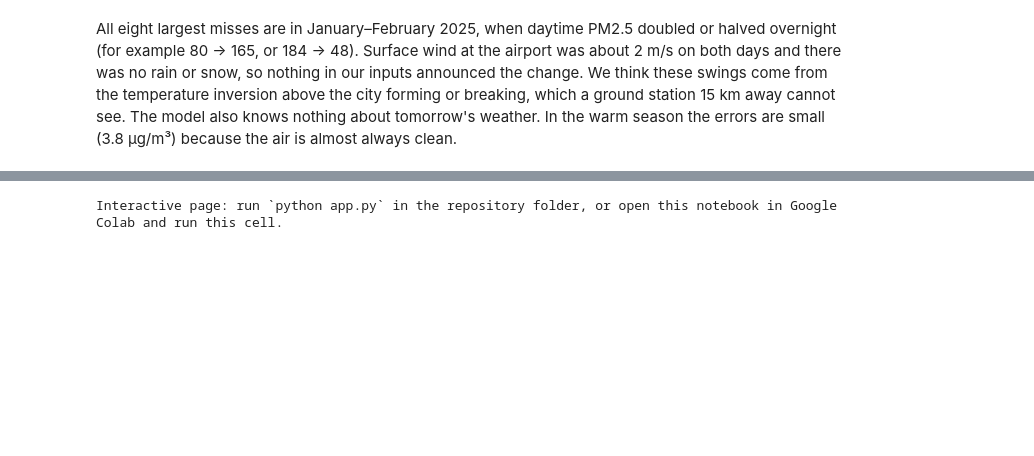
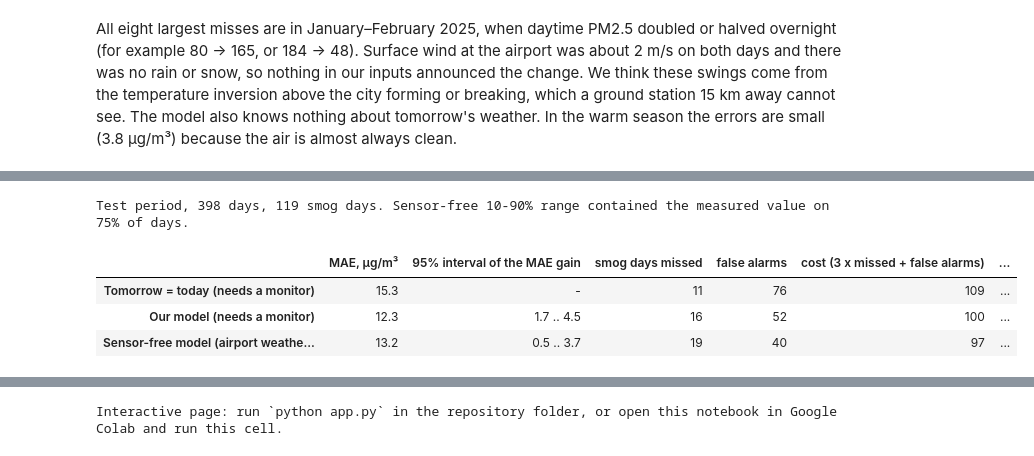
Before and after one commit to yk59m2cmhw-hash/c, a Jupyter notebook: notebooks/SmogTomorrow.ipynb, the cells around one changed output, grey strips where cells are left out. Saved outputs shown, nothing was run; the diff lists cells and outputs as text; code cells hidden in the pictures; blank space fills up the shorter version.

```diff
--- a/notebooks/SmogTomorrow.ipynb
+++ b/notebooks/SmogTomorrow.ipynb
@@ -243,0 +255,21 @@ All eight largest misses are in January–February 2025, when daytime PM2.5 doub
+# %%
+f = t["methods"]["sensor_free"]; p = t["methods"]["persistence"]
+compare = pd.DataFrame({
+    "Tomorrow = today (needs a monitor)": {"MAE, µg/m³": round(p["mae"], 1), "95% interval of the MAE gain": "-",
+        "smog days missed": p["alerts_tuned"]["missed"], "false alarms": p["alerts_tuned"]["false_alarms"],
+        "cost (3 x missed + false alarms)": 3 * p["alerts_tuned"]["missed"] + p["alerts_tuned"]["false_alarms"], f"right side on the {c['total']} change days": 0},
+    "Our model (needs a monitor)": {"MAE, µg/m³": round(m["mae"], 1), "95% interval of the MAE gain": f"{m['mae_gain_ci95'][0]:.1f} .. {m['mae_gain_ci95'][1]:.1f}",
+        "smog days missed": m["alerts_tuned"]["missed"], "false alarms": m["alerts_tuned"]["false_alarms"],
+        "cost (3 x missed + false alarms)": 3 * m["alerts_tuned"]["missed"] + m["alerts_tuned"]["false_alarms"], f"right side on the {c['total']} change days": m["change_days_right_side"]["total"]},
+    "Sensor-free model (airport weather only)": {"MAE, µg/m³": round(f["mae"], 1), "95% interval of the MAE gain": f"{f['mae_gain_ci95'][0]:.1f} .. {f['mae_gain_ci95'][1]:.1f}",
+        "smog days missed": f["alerts_tuned"]["missed"], "false alarms": f["alerts_tuned"]["false_alarms"],
+        "cost (3 x missed + false alarms)": 3 * f["alerts_tuned"]["missed"] + f["alerts_tuned"]["false_alarms"], f"right side on the {c['total']} change days": f["change_days_right_side"]["total"]},
+}).T
+print(f"Test period, {t['n_days']} days, {t['bad_days']} smog days. Sensor-free 10-90% range contained the measured value on {100 * t['sensor_free_band_10_90_coverage']:.0f}% of days.")
+compare
+# %% [output]
+Test period, 398 days, 119 smog days. Sensor-free 10-90% range contained the measured value on 75% of days.
+|  | MAE, µg/m³ | 95% interval of the MAE gain | smog days missed | false alarms | cost (3 x missed + false alarms) | ... |
+| Tomorrow = today (needs a monitor) | 15.3 | - | 11 | 76 | 109 | ... |
+| Our model (needs a monitor) | 12.3 | 1.7 .. 4.5 | 16 | 52 | 100 | ... |
+| Sensor-free model (airport weathe... | 13.2 | 0.5 .. 3.7 | 19 | 40 | 97 | ... |
```
Also changed, not shown: parts of 11 cells of this notebook, 3 other files.
